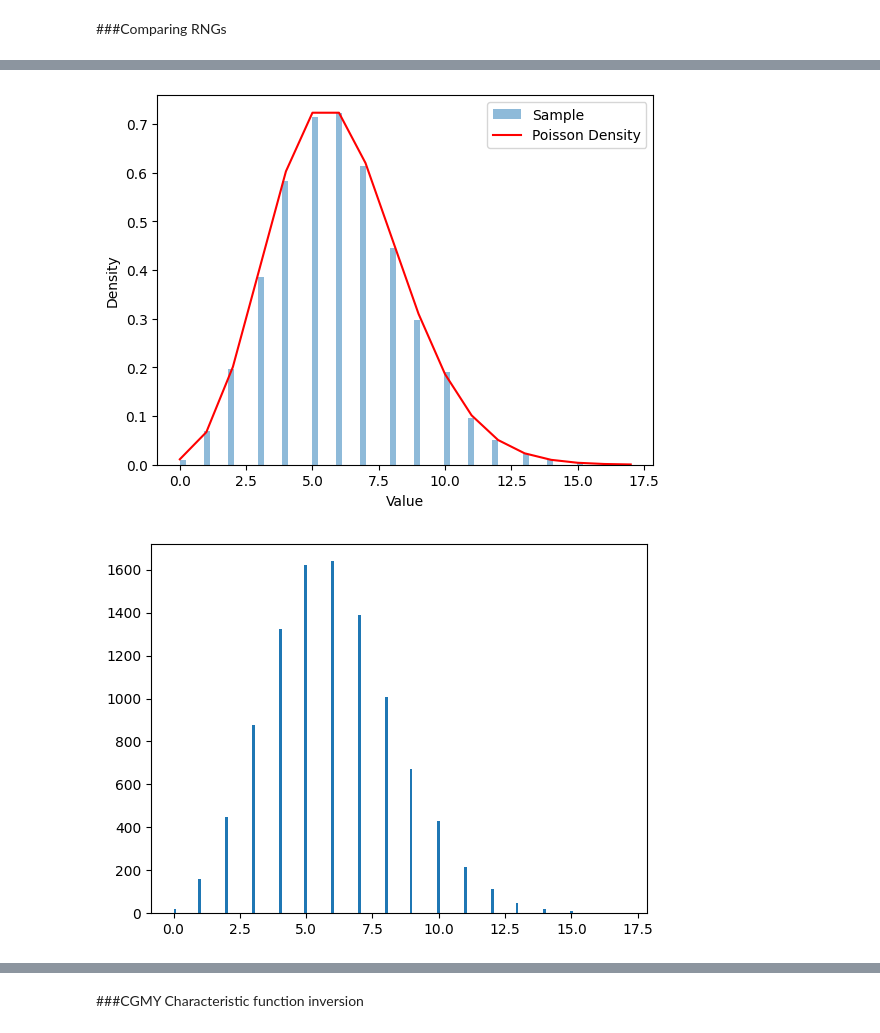
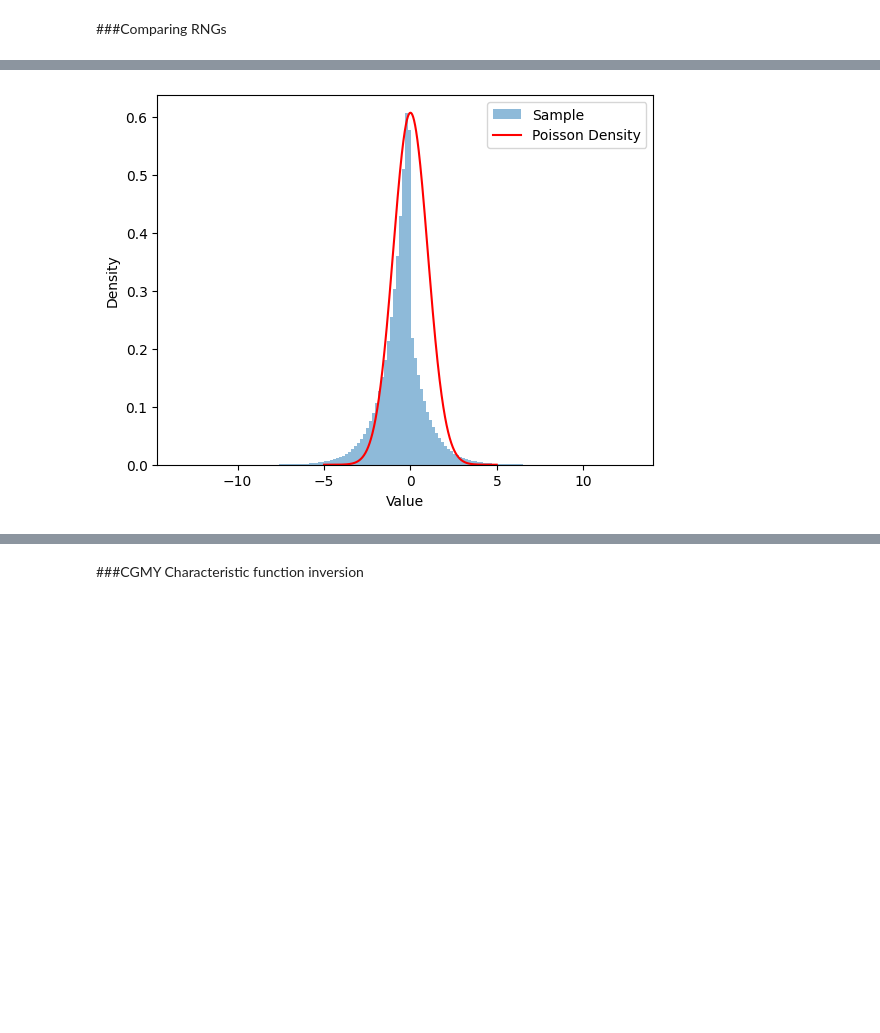
Before and after one commit to stffbram/JumpDiffusionModel, a Jupyter notebook: JumpModelDiffusion.ipynb, the cells around one changed output, grey strips where cells are left out. Cells and saved outputs as stored; diff of their text form; code cells hidden in the pictures; blank space fills up the shorter version.

```diff
--- a/JumpModelDiffusion.ipynb
+++ b/JumpModelDiffusion.ipynb
@@ -247,24 +290,22 @@ plt.show()
 # %%
 import random_number_gen
 gen=random_number_gen.RandomNumberGen()
 import numpy as np
 import numpy as np
-from scipy.stats import poisson
+from scipy.stats import norm
 import matplotlib.pyplot as plt
 m=6
-sample=gen.generate_normal()
+sample=gen.generate_double_exponential(1_000_000,1,0.5,1,1)
 import matplotlib.pyplot as plt
-value,bins,_=plt.hist(sample, bins=75, density=True, alpha=0.5, label='Sample')
-x = np.arange(0, np.max(sample) + 1)
-pmf = poisson.pmf(x, mu=m)
+
+value,hist,_=plt.hist(sample, bins=150, density=True, alpha=0.5, label='Sample')
+x = np.arange(-5, 5,0.01)
+pmf = norm.pdf(x)
+
 plt.plot(x, pmf*max(value)/max(pmf), 'r-', label='Poisson Density')
 plt.xlabel('Value')
 plt.ylabel('Density')
 plt.legend()
 plt.show()
-
-plt.hist(sample,bins=200)
-plt.show()
 # %% [output]
-[figure, old version]
+[figure, new version]
-[figure, removed]
```
Also changed, not shown: parts of 21 cells of this notebook.
